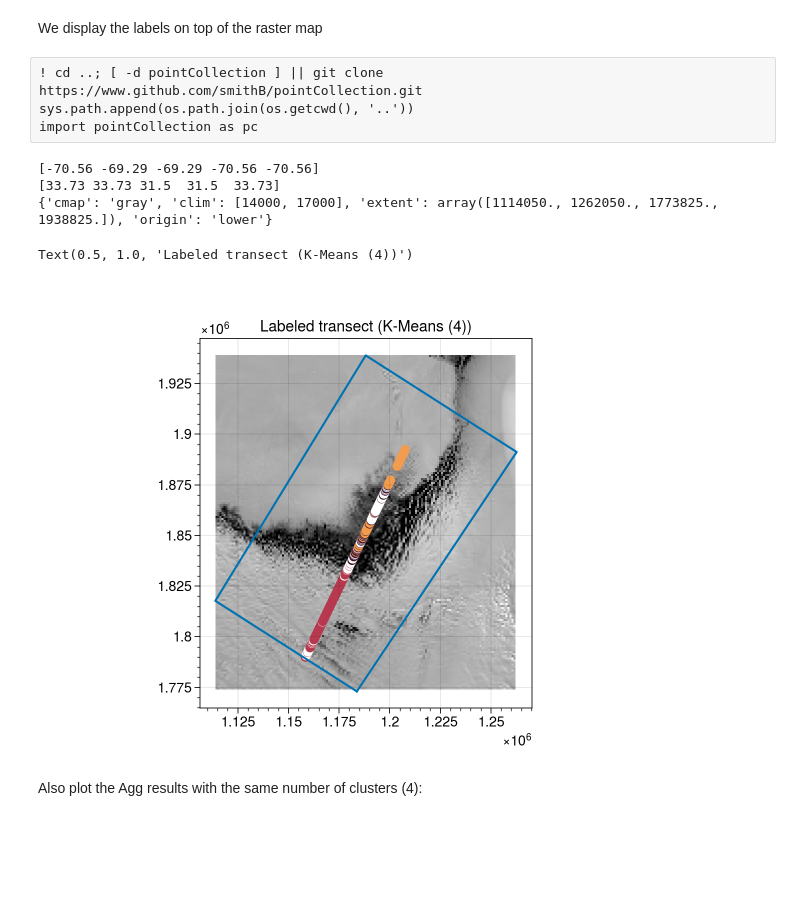
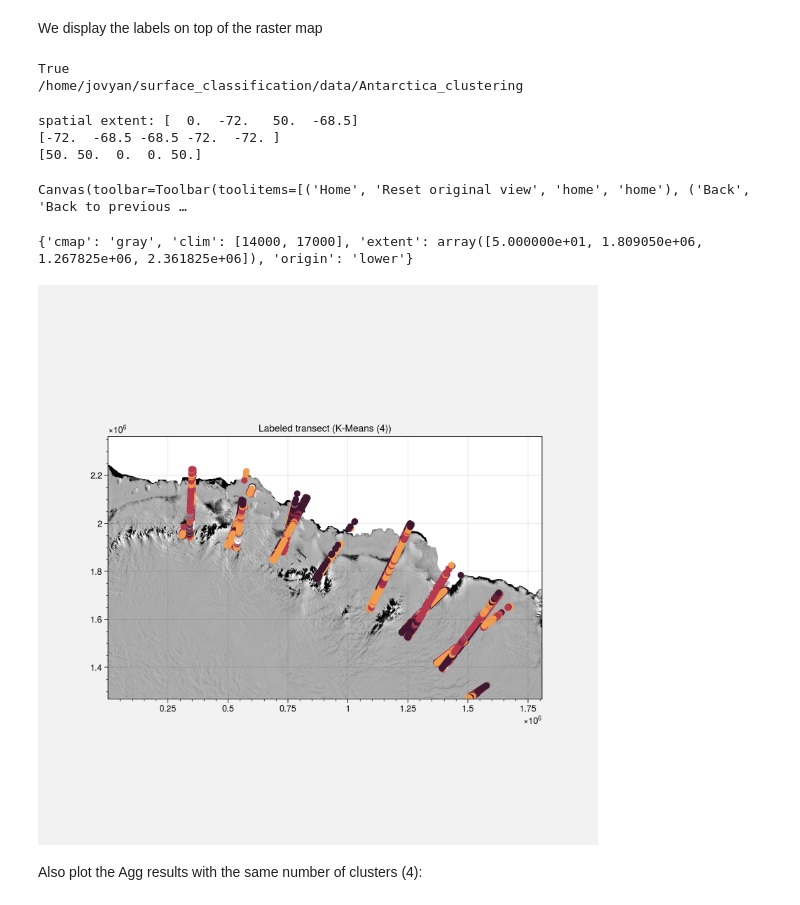
Before and after one commit to ICESAT-2HackWeek/surface_classification, a Jupyter notebook: scripts/Antarctica_clustering.ipynb, the cells around one changed output. Cells and saved outputs as stored; diff of their text form; code cells hidden in the pictures; blank space fills up the shorter version.

```diff
--- a/scripts/Antarctica_clustering.ipynb
+++ b/scripts/Antarctica_clustering.ipynb
@@ -93,6 +185,7 @@ plt.figure(figsize=(8,8), dpi= 90)
 ax = plt.axes(projection=ccrs.SouthPolarStereo(central_longitude=0)) # choose polar sterographic for projection
 ax.coastlines(resolution='50m', color='black', linewidth=1)
 ax.set_extent(spatial_extent_ps, ccrs.PlateCarree())
-plt.plot(lon_mean,lat_mean,transform=ccrs.PlateCarree())
+for lon_mean, lat_mean in zip(lon_means, lat_means):
+    plt.plot(lon_mean,lat_mean,transform=ccrs.PlateCarree(), c=np.random.randint(1))
 plt.show()
 # %% [output]
@@ -116,0 +237,8 @@ from sklearn.cluster import KMeans,AffinityPropagation,DBSCAN,OPTICS,MeanShift,A
+# %%
+# Concatenate all subregions together
+data = np.concatenate((data_array), axis=0)
+
+print(data.shape)
+
+# normalize dataset for easier parameter selection
+X = StandardScaler().fit_transform(data)
@@ -117,10 +247,10 @@ from sklearn.cluster import KMeans,AffinityPropagation,DBSCAN,OPTICS,MeanShift,A
 # %%
 #-- K MEANS CLUSTERING
 
-print("Training data shape: " + str(data.shape))
+print("Training data shape: " + str(X.shape))
 
 # Use int random_state in order to make centroid initialization deterministic
-kmeans4 = KMeans(n_clusters=4, random_state=1).fit(data)
-kmeans10 = KMeans(n_clusters=10, random_state=1).fit(data)
-kmeans16 = KMeans(n_clusters=16, random_state=1).fit(data)
+kmeans4 = KMeans(n_clusters=4, random_state=1).fit(X)
+#kmeans10 = KMeans(n_clusters=10, random_state=1).fit(X)
+#kmeans16 = KMeans(n_clusters=16, random_state=1).fit(X)
 # %% [output]
@@ -242,7 +402,8 @@ plt.show()
 We display the labels on top of the raster map
 # %%
 data_root='/srv/tutorial-data/land_ice_applications/'
+print(os.path.exists(path_clustering))
+print(path_clustering)
+# %% [output]
+True
+/home/jovyan/surface_classification/data/Antarctica_clustering
-# %% [raw]
-! cd ..; [ -d pointCollection ] || git clone https://www.github.com/smithB/pointCollection.git
-sys.path.append(os.path.join(os.getcwd(), '..'))
-import pointCollection as pc
@@ -254,6 +419,7 @@ except Exception:
     import pointCollection as pc
 # %%
 #-- Load in mosaic
+print("spatial extent: " + str(spatial_extent))
 spatial_extent = np.array(spatial_extent)
 lat=spatial_extent[[1, 3, 3, 1, 1]]
 lon=spatial_extent[[2, 2, 0, 0, 2]]
@@ -265,22 +431,43 @@ xy=np.array(pyproj.Proj(3031)(lon, lat))
 XR=[np.nanmin(xy[0,:]), np.nanmax(xy[0,:])]
 YR=[np.nanmin(xy[1,:]), np.nanmax(xy[1,:])]
 MOA=pc.grid.data().from_geotif(os.path.join(data_root, 'MOA','moa_2009_1km.tif'), bounds=[XR, YR])
+# %% [output]
+spatial extent: [  0.  -72.   50.  -68.5]
+[-72.  -68.5 -68.5 -72.  -72. ]
+[50. 50.  0.  0. 50.]
 # %%
 # show the mosaic:
-plt.figure()
+fig=plt.figure(figsize=(8,8))
+ax = fig.add_subplot(111)
 MOA.show(cmap='gray', clim=[14000, 17000])
-ax.stock_img()
-plt.plot(xy[0,:], xy[1,:])
+#plt.plot(xy[0,:], xy[1,:])
 # This still needs to be fixed in order to properly display the transect on the map
-x_polar, y_polar=np.array(pyproj.Proj(3031)(lon_mean, lat_mean))
+i = 0
+
+concat_lons = np.concatenate((lon_means), axis=0)
+concat_lats = np.concatenate((lat_means), axis=0)
+
+x_polar, y_polar=np.array(pyproj.Proj(3031)(concat_lons, concat_lats))
 plt.scatter(x_polar, y_polar, c=kmeans4.labels_)
+
+"""
+for lon_mean, lat_mean in zip(lon_means, lat_means):
+    #print("\nlon_mean: " + str(lon_mean.shape))
+    #print("lat_mean: " + str(lat_mean.shape))
+    labels = kmeans4.labels_[i:i+lon_mean.size]
+    #print("i: " + str(i))
+    #print("labels: " + str(labels.shape))
+    x_polar, y_polar=np.array(pyproj.Proj(3031)(lon_mean, lat_mean))
+    plt.scatter(x_polar, y_polar, c=labels, cmap='viridis')
+    i = i+lon_mean.size
+    #plt.scatter(x_polar, y_polar, c=kmeans4.labels_)
+"""
 plt.title('Labeled transect (K-Means (4))')
+plt.show()
 # %% [output]
-[-70.56 -69.29 -69.29 -70.56 -70.56]
-[33.73 33.73 31.5  31.5  33.73]
-{'cmap': 'gray', 'clim': [14000, 17000], 'extent': array([1114050., 1262050., 1773825., 1938825.]), 'origin': 'lower'}
+Canvas(toolbar=Toolbar(toolitems=[('Home', 'Reset original view', 'home', 'home'), ('Back', 'Back to previous …
-Text(0.5, 1.0, 'Labeled transect (K-Means (4))')
+{'cmap': 'gray', 'clim': [14000, 17000], 'extent': array([5.000000e+01, 1.809050e+06, 1.267825e+06, 2.361825e+06]), 'origin': 'lower'}
-[figure, old version]
+[figure, new version]
 # %% [markdown]
 Also plot the Agg results with the same number of clusters (4):
 # %%
```
Also changed, not shown: parts of 32 cells of this notebook, 1 other file.
